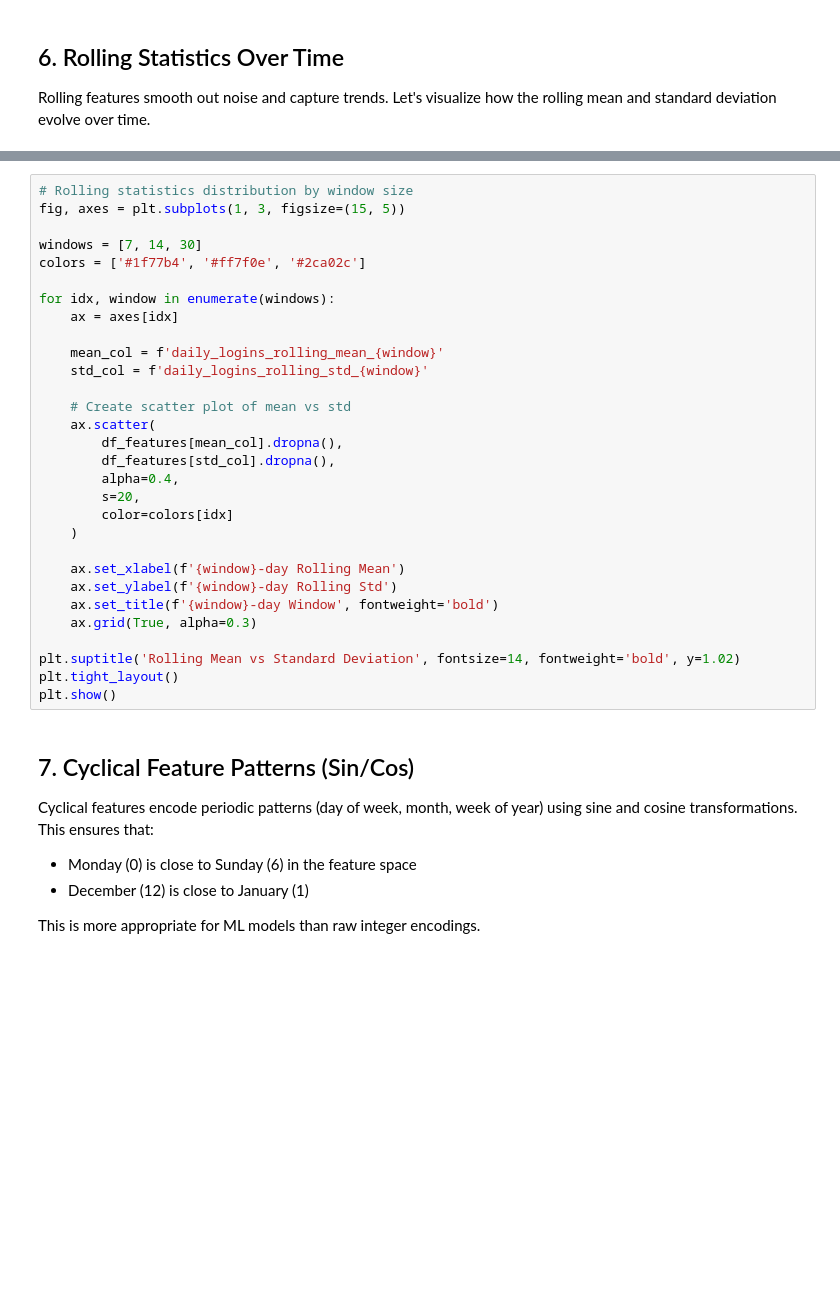
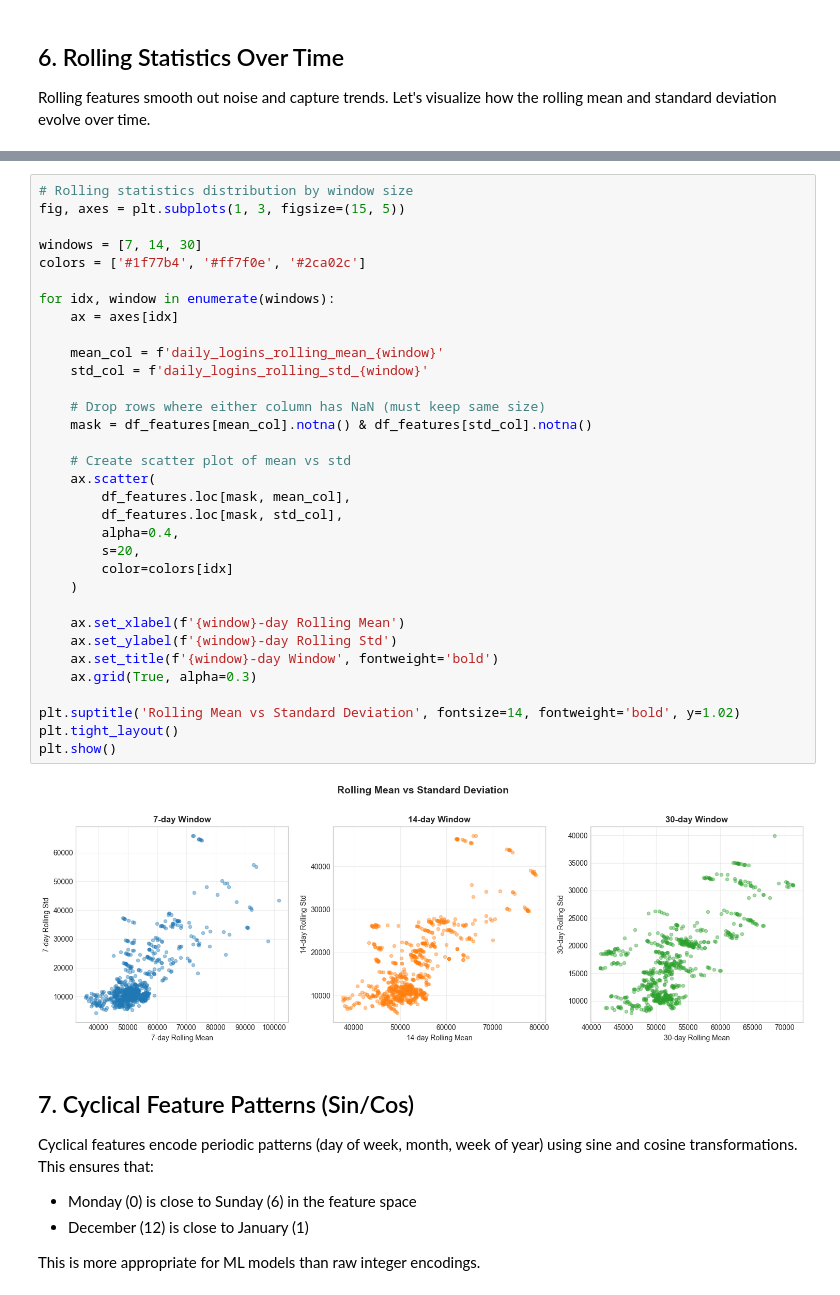
Before and after one commit to juanlurg/volume-forecasting-poc, a Jupyter notebook: notebooks/03_feature_engineering.ipynb, the cells around one changed output, grey strips where cells are left out. Drawn from its saved outputs; the diff is of its cells as text; blank space fills up the shorter version.

```diff
--- a/notebooks/03_feature_engineering.ipynb
+++ b/notebooks/03_feature_engineering.ipynb
@@ -312,33 +418,38 @@ plt.show()
 # %%
 # Rolling statistics distribution by window size
 fig, axes = plt.subplots(1, 3, figsize=(15, 5))
 
 windows = [7, 14, 30]
 colors = ['#1f77b4', '#ff7f0e', '#2ca02c']
 
 for idx, window in enumerate(windows):
     ax = axes[idx]
 
     mean_col = f'daily_logins_rolling_mean_{window}'
     std_col = f'daily_logins_rolling_std_{window}'
 
+    # Drop rows where either column has NaN (must keep same size)
+    mask = df_features[mean_col].notna() & df_features[std_col].notna()
+
     # Create scatter plot of mean vs std
     ax.scatter(
-        df_features[mean_col].dropna(),
-        df_features[std_col].dropna(),
+        df_features.loc[mask, mean_col],
+        df_features.loc[mask, std_col],
         alpha=0.4,
         s=20,
         color=colors[idx]
     )
 
     ax.set_xlabel(f'{window}-day Rolling Mean')
     ax.set_ylabel(f'{window}-day Rolling Std')
     ax.set_title(f'{window}-day Window', fontweight='bold')
     ax.grid(True, alpha=0.3)
 
 plt.suptitle('Rolling Mean vs Standard Deviation', fontsize=14, fontweight='bold', y=1.02)
 plt.tight_layout()
 plt.show()
+# %% [output]
+[figure, added]
 # %% [markdown]
 ## 7. Cyclical Feature Patterns (Sin/Cos)
 
```
Also changed, not shown: parts of 18 cells of this notebook, 9 other files.
